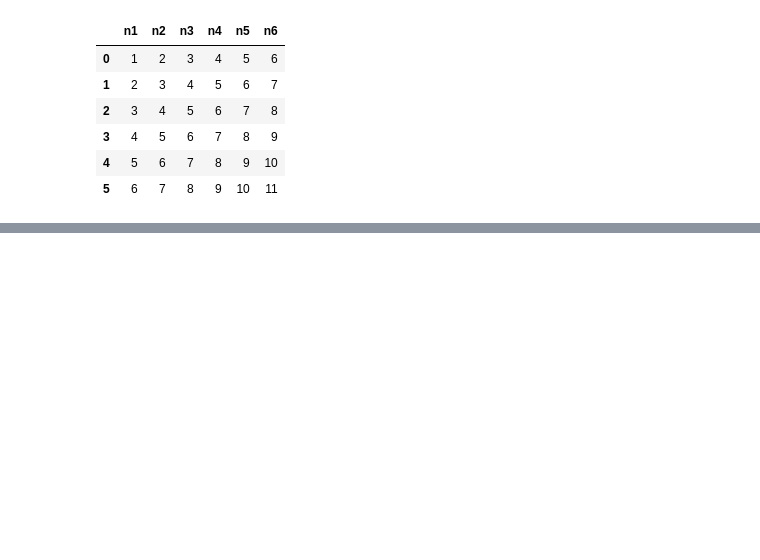
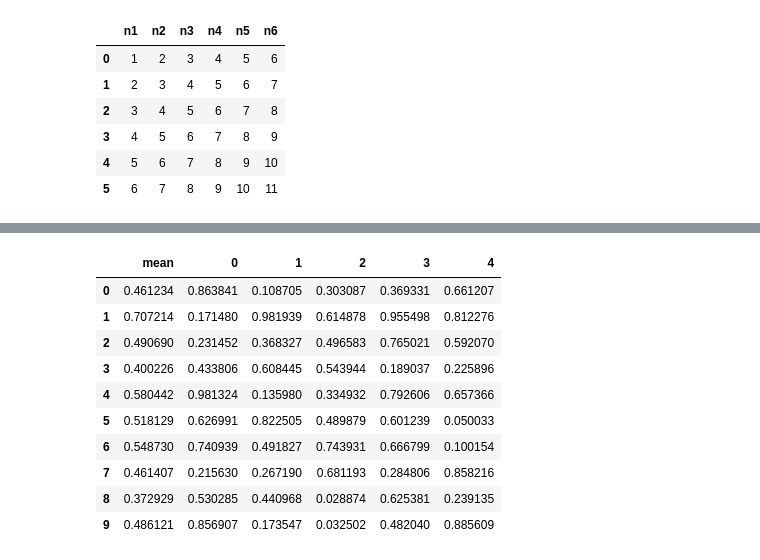
Before and after one commit to TheoKim365/NadoCoding, a Jupyter notebook: DataAnalysis/Pandas/02. DataFrame(array).ipynb, the cells around one changed output, grey strips where cells are left out. Saved outputs shown, nothing was run; the diff lists cells and outputs as text; code cells hidden in the pictures; blank space fills up the shorter version.

```diff
--- a/DataAnalysis/Pandas/02. DataFrame(array).ipynb
+++ b/DataAnalysis/Pandas/02. DataFrame(array).ipynb
@@ -172,0 +194,22 @@ df
+# %%
+import numpy as np
+import pandas as pd
+
+df = pd.DataFrame(np.random.rand(10, 5))
+df['mean'] = df.mean(axis=1)
+cols = df.columns.to_list()   # ['0', '1', '2', '3', '4','mean']
+cols = cols[-1:] + cols[:-1]  # ['mean','0', '1', '2', '3', '4']
+df = df[cols]
+df
+# %% [output]
+|  | mean | 0 | 1 | 2 | 3 | 4 |
+| 0 | 0.461234 | 0.863841 | 0.108705 | 0.303087 | 0.369331 | 0.661207 |
+| 1 | 0.707214 | 0.171480 | 0.981939 | 0.614878 | 0.955498 | 0.812276 |
+| 2 | 0.490690 | 0.231452 | 0.368327 | 0.496583 | 0.765021 | 0.592070 |
+| 3 | 0.400226 | 0.433806 | 0.608445 | 0.543944 | 0.189037 | 0.225896 |
+| 4 | 0.580442 | 0.981324 | 0.135980 | 0.334932 | 0.792606 | 0.657366 |
+| 5 | 0.518129 | 0.626991 | 0.822505 | 0.489879 | 0.601239 | 0.050033 |
+| 6 | 0.548730 | 0.740939 | 0.491827 | 0.743931 | 0.666799 | 0.100154 |
+| 7 | 0.461407 | 0.215630 | 0.267190 | 0.681193 | 0.284806 | 0.858216 |
+| 8 | 0.372929 | 0.530285 | 0.440968 | 0.028874 | 0.625381 | 0.239135 |
+| 9 | 0.486121 | 0.856907 | 0.173547 | 0.032502 | 0.482040 | 0.885609 |
```
Also changed, not shown: parts of 1 cell of this notebook, 3 other files.
